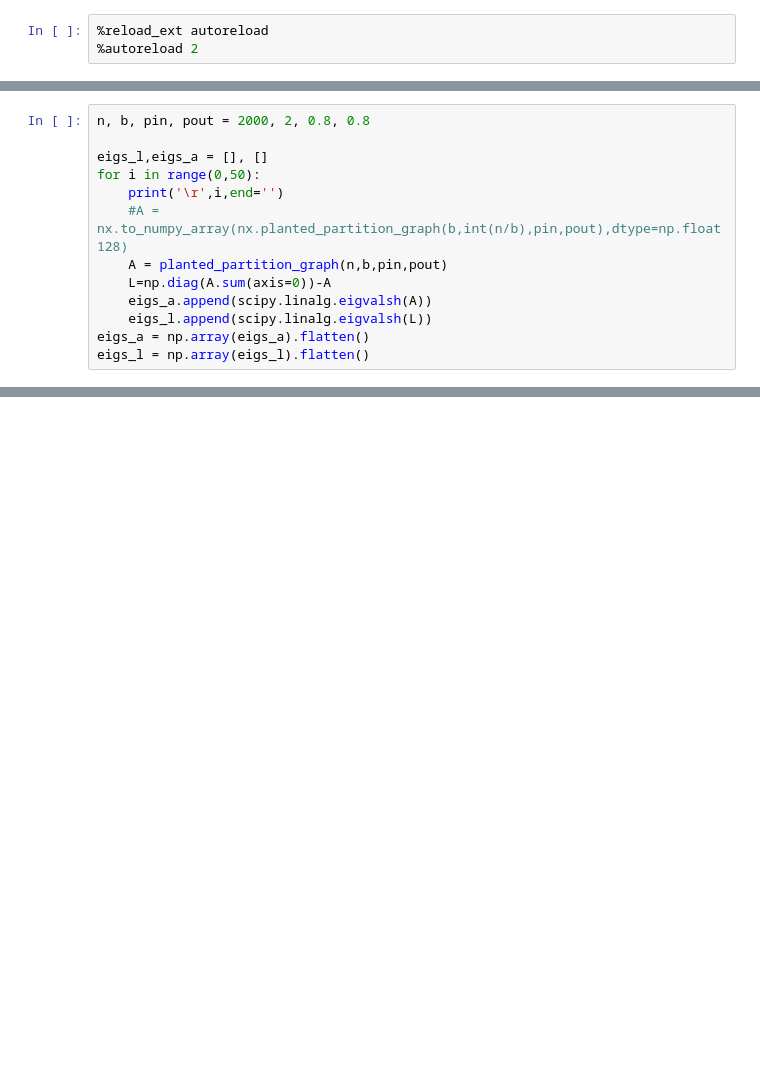
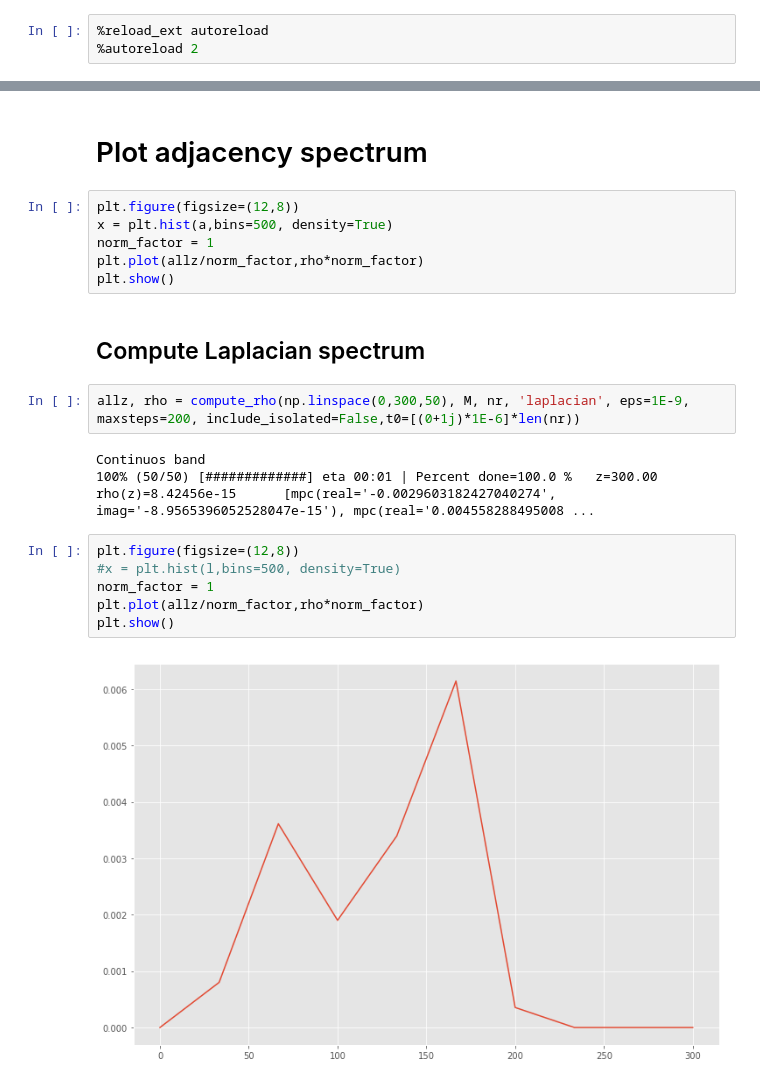
Before and after one commit to CarloNicolini/networkqit, a Jupyter notebook: notebooks/StieltjesOttino.ipynb, the cells around one changed output, grey strips where cells are left out. Cells and saved outputs as stored; diff of their text form; blank space fills up the shorter version.

```diff
--- a/notebooks/StieltjesOttino.ipynb
+++ b/notebooks/StieltjesOttino.ipynb
@@ -345,13 +3,0 @@ def planted_partition_graph(n,b,pin,pout):
-# %%
-n, b, pin, pout = 2000, 2, 0.8, 0.8
-
-eigs_l,eigs_a = [], []
-for i in range(0,50):
-    print('\r',i,end='')
-    #A = nx.to_numpy_array(nx.planted_partition_graph(b,int(n/b),pin,pout),dtype=np.float128)
-    A = planted_partition_graph(n,b,pin,pout)
-    L=np.diag(A.sum(axis=0))-A
-    eigs_a.append(scipy.linalg.eigvalsh(A))
-    eigs_l.append(scipy.linalg.eigvalsh(L))
-eigs_a = np.array(eigs_a).flatten()
-eigs_l = np.array(eigs_l).flatten()
@@ -448,0 +207,23 @@ plt.show()
+# %% [markdown]
+# Plot adjacency spectrum
+# %%
+plt.figure(figsize=(12,8))
+x = plt.hist(a,bins=500, density=True)
+norm_factor = 1
+plt.plot(allz/norm_factor,rho*norm_factor)
+plt.show()
+# %% [markdown]
+## Compute Laplacian spectrum
+# %%
+allz, rho = compute_rho(np.linspace(0,300,50), M, nr, 'laplacian', eps=1E-9, maxsteps=200, include_isolated=False,t0=[(0+1j)*1E-6]*len(nr))
+# %% [output]
+Continuos band
+100% (50/50) [#############] eta 00:01 | Percent done=100.0 %   z=300.00        rho(z)=8.42456e-15      [mpc(real='-0.0029603182427040274', imag='-8.9565396052528047e-15'), mpc(real='0.004558288495008 ...
+# %%
+plt.figure(figsize=(12,8))
+#x = plt.hist(l,bins=500, density=True)
+norm_factor = 1
+plt.plot(allz/norm_factor,rho*norm_factor)
+plt.show()
+# %% [output]
+[figure, added]
```
Also changed, not shown: parts of 35 cells of this notebook, 1 other file.
